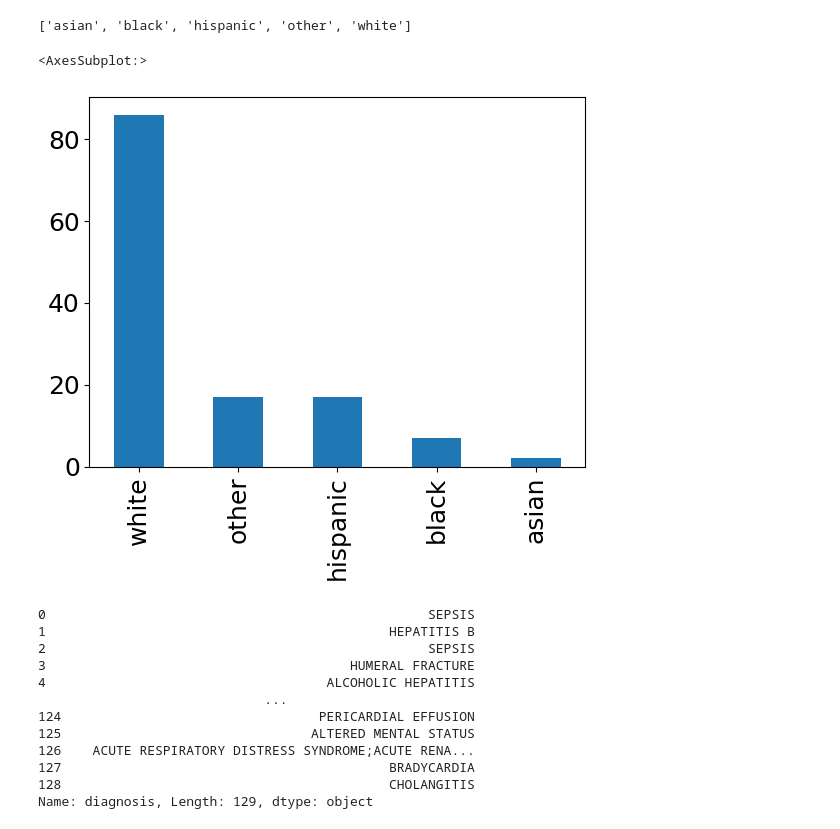
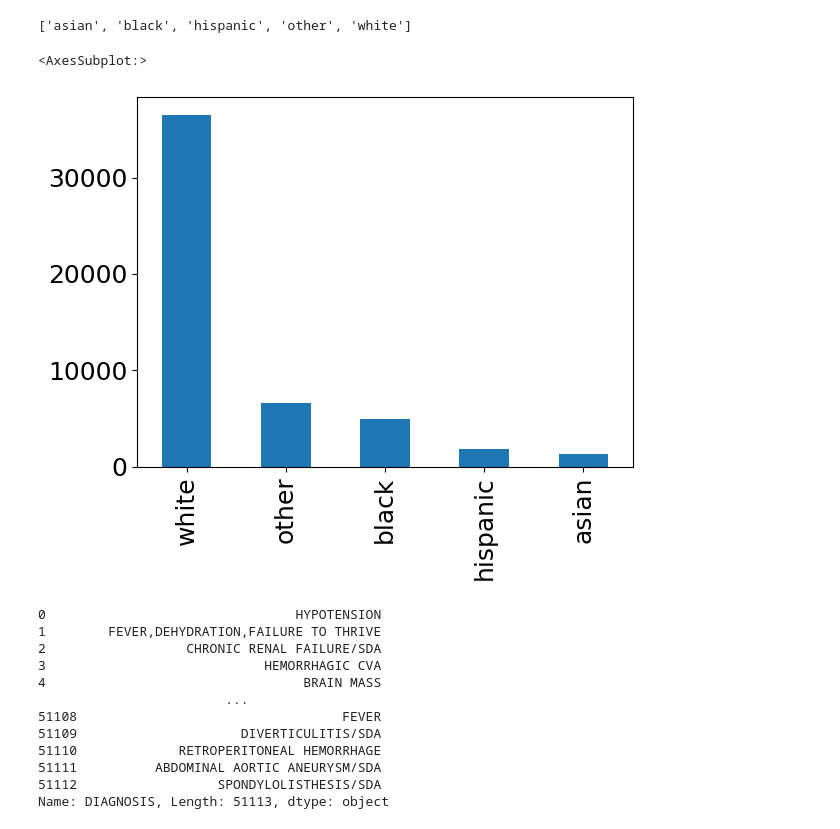
Before and after one commit to nehalb123/SyntheticMedicalDataGeneration, a Jupyter notebook: pre-process files/02_readmission_classification_preprocess.ipynb, the cells around one changed output. Drawn from its saved outputs; the diff is of its cells as text; code cells hidden in the pictures.

```diff
--- a/pre-process files/02_readmission_classification_preprocess.ipynb
+++ b/pre-process files/02_readmission_classification_preprocess.ipynb
@@ -107,11 +109,11 @@ Name: next_admittime, Length: 129, dtype: object
 # %%
 # convert the 'Date' column to datetime format
-df_adm['admittime']= pd.to_datetime(df_adm['admittime'])
-df_adm['dischtime']= pd.to_datetime(df_adm['dischtime'])
-df_adm['deathtime']= pd.to_datetime(df_adm['deathtime'])
-df_adm['next_admittime']= pd.to_datetime(df_adm['next_admittime'])
+df_adm["ADMITTIME"]= pd.to_datetime(df_adm["ADMITTIME"])
+df_adm["DISCHTIME"]= pd.to_datetime(df_adm["DISCHTIME"])
+df_adm["DEATHTIME"]= pd.to_datetime(df_adm["DEATHTIME"])
+df_adm["NEXT_ADMITTIME"]= pd.to_datetime(df_adm["NEXT_ADMITTIME"])
 # %%
-df_adm['days_next_admit']=  (df_adm['next_admittime'] - df_adm['dischtime']).dt.total_seconds()/(24*60*60)
+df_adm['DAYS_NEXT_ADMIT']=  (df_adm['NEXT_ADMITTIME'] - df_adm['DISCHTIME']).dt.total_seconds()/(24*60*60)
 # %%
 print(len(df_adm))
 df_adm.head(100)
@@ -144,6 +146,6 @@ plt.savefig('readmission-histogram.pdf')
 # %%
-df_adm['30d_unplan_readmit'] = 'N'
-df_adm.loc[df_adm['days_next_admit'] < 30, '30d_unplan_readmit'] = 'Y'
+df_adm['30_D_UNPLAN_READMIT'] = 'N'
+df_adm.loc[df_adm['DAYS_NEXT_ADMIT'] < 30, '30_D_UNPLAN_READMIT'] = 'Y'
 # %%
 df_adm.head(50)
 # %% [output]
@@ -223,28 +233,28 @@ df_adm = df_adm.replace(black)
 df_adm = df_adm.replace(hispanic)
 
 allowed_vals = ['asian', 'black', 'white', 'hispanic']
-df_adm.loc[~df_adm['ethnicity'].isin(allowed_vals), 'ethnicity'] = "other"
-sorted(df_adm.ethnicity.unique())
+df_adm.loc[~df_adm['ETHNICITY'].isin(allowed_vals), 'ETHNICITY'] = "other"
+sorted(df_adm.ETHNICITY.unique())
 # %% [output]
 ['asian', 'black', 'hispanic', 'other', 'white']
 # %%
-df_adm['ethnicity'].value_counts().plot(kind='bar')
+df_adm['ETHNICITY'].value_counts().plot(kind='bar')
 # %% [output]
 <AxesSubplot:>
-[figure, old version]
+[figure, new version]
 # %%
-df_adm.diagnosis = df_adm.diagnosis.apply(str)
-print(df_adm.diagnosis)
+df_adm.DIAGNOSIS = df_adm.DIAGNOSIS.apply(str)
+print(df_adm.DIAGNOSIS)
 # %% [output]
-0                                                 SEPSIS
-1                                            HEPATITIS B
-2                                                 SEPSIS
-3                                       HUMERAL FRACTURE
-4                                    ALCOHOLIC HEPATITIS
-                             ...
-124                                 PERICARDIAL EFFUSION
-125                                ALTERED MENTAL STATUS
-126    ACUTE RESPIRATORY DISTRESS SYNDROME;ACUTE RENA...
-127                                          BRADYCARDIA
-128                                          CHOLANGITIS
-Name: diagnosis, Length: 129, dtype: object
+0                                HYPOTENSION
+1        FEVER,DEHYDRATION,FAILURE TO THRIVE
+2                  CHRONIC RENAL FAILURE/SDA
+3                            HEMORRHAGIC CVA
+4                                 BRAIN MASS
+                        ...
+51108                                  FEVER
+51109                     DIVERTICULITIS/SDA
+51110             RETROPERITONEAL HEMORRHAGE
+51111          ABDOMINAL AORTIC ANEURYSM/SDA
+51112                  SPONDYLOLISTHESIS/SDA
+Name: DIAGNOSIS, Length: 51113, dtype: object
```
Also changed, not shown: parts of 16 cells of this notebook, 4 other files.
